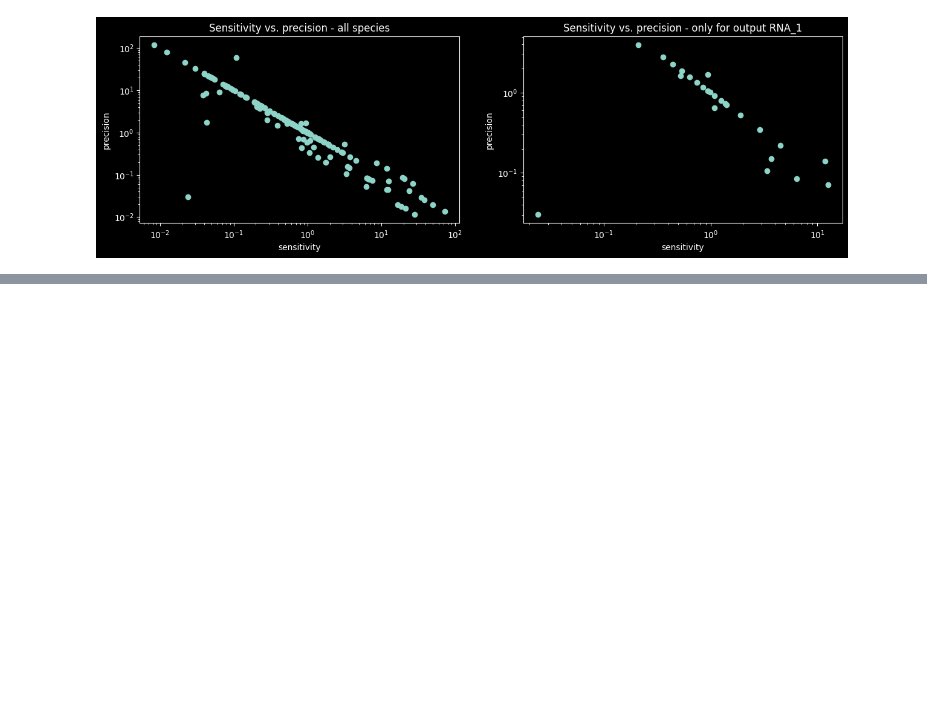
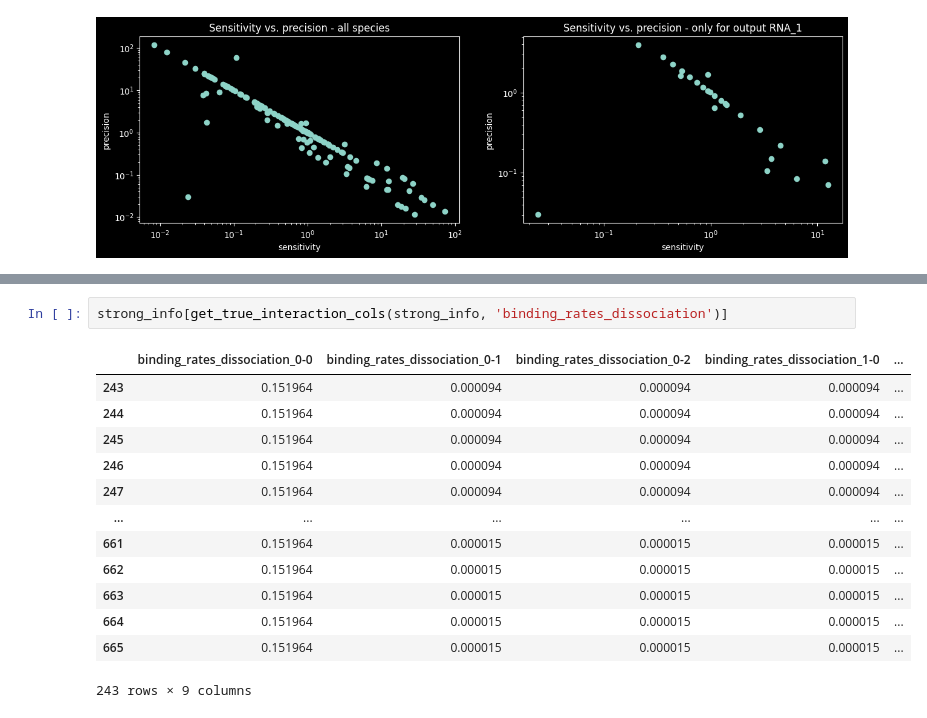
Before and after one commit to olive004/synbio_morpher, a Jupyter notebook: explanations/binding_energy.ipynb, the cells around one changed output, grey strips where cells are left out. Saved outputs shown, nothing was run; the diff lists cells and outputs as text; blank space fills up the shorter version.

```diff
--- a/explanations/binding_energy.ipynb
+++ b/explanations/binding_energy.ipynb
@@ -582,0 +677,16 @@ for i in range(3):
+# %%
+strong_info[get_true_interaction_cols(strong_info, 'binding_rates_dissociation')]
+# %% [output]
+|  | binding_rates_dissociation_0-0 | binding_rates_dissociation_0-1 | binding_rates_dissociation_0-2 | binding_rates_dissociation_1-0 | ... |
+| 243 | 0.151964 | 0.000094 | 0.000094 | 0.000094 | ... |
+| 244 | 0.151964 | 0.000094 | 0.000094 | 0.000094 | ... |
+| 245 | 0.151964 | 0.000094 | 0.000094 | 0.000094 | ... |
+| 246 | 0.151964 | 0.000094 | 0.000094 | 0.000094 | ... |
+| 247 | 0.151964 | 0.000094 | 0.000094 | 0.000094 | ... |
+| ... | ... | ... | ... | ... | ... |
+| 661 | 0.151964 | 0.000015 | 0.000015 | 0.000015 | ... |
+| 662 | 0.151964 | 0.000015 | 0.000015 | 0.000015 | ... |
+| 663 | 0.151964 | 0.000015 | 0.000015 | 0.000015 | ... |
+| 664 | 0.151964 | 0.000015 | 0.000015 | 0.000015 | ... |
+| 665 | 0.151964 | 0.000015 | 0.000015 | 0.000015 | ... |
+243 rows × 9 columns
```
Also changed, not shown: parts of 18 cells of this notebook, 7 other files.
